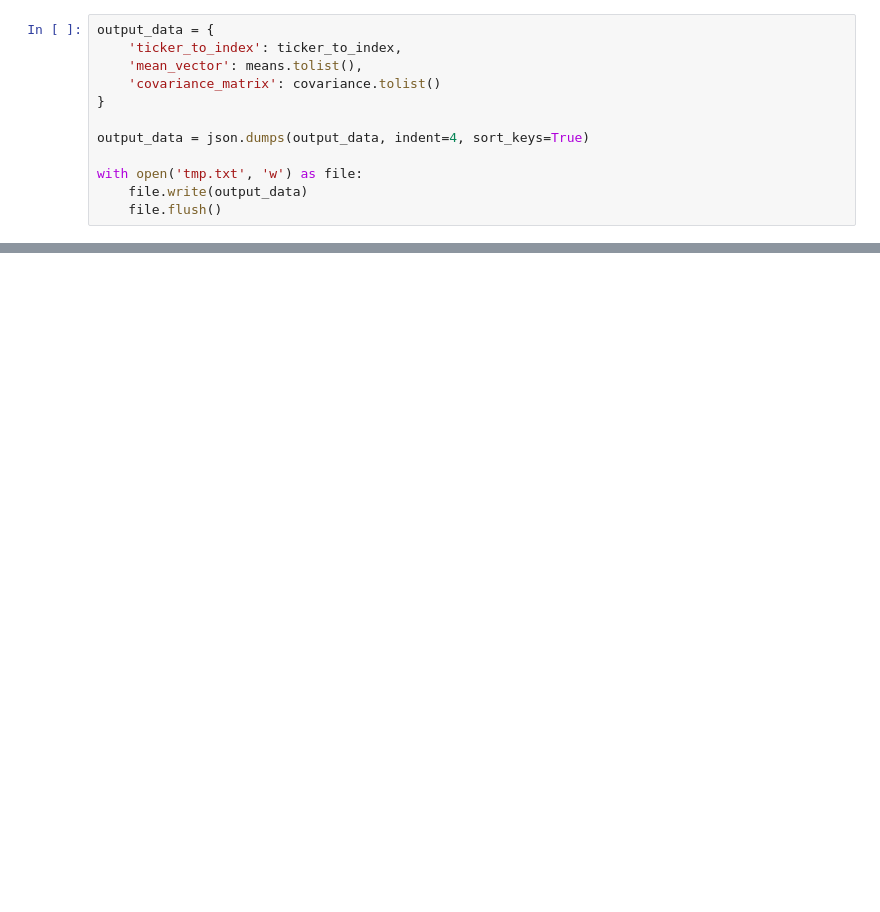
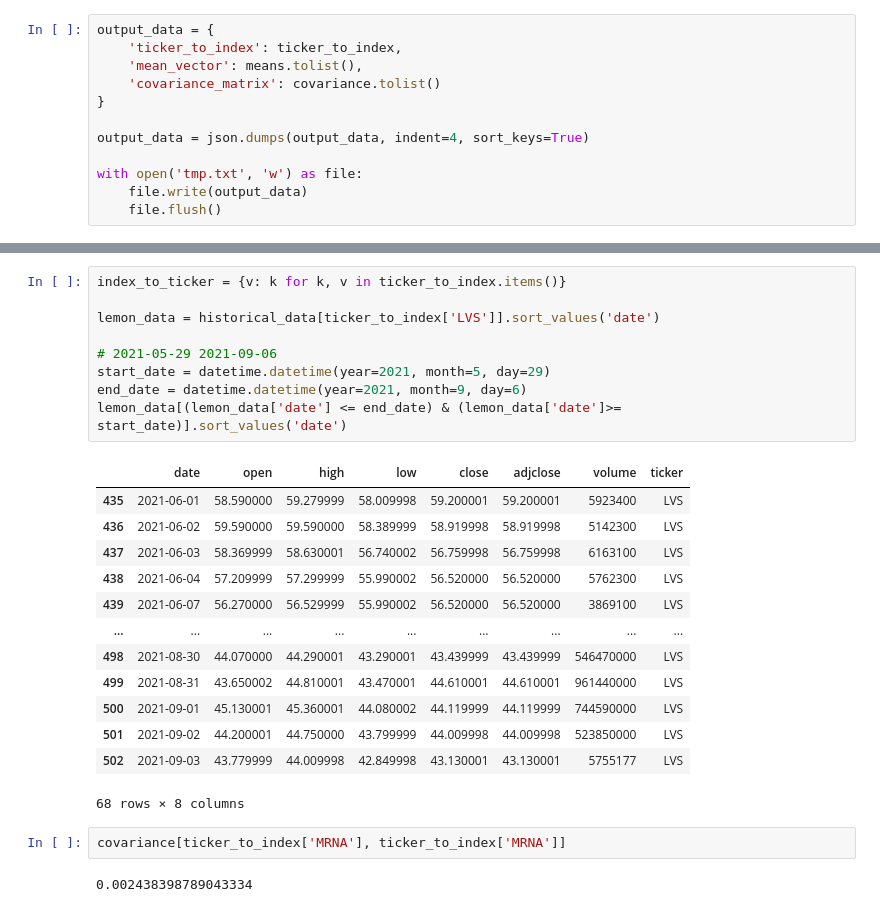
Before and after one commit to mrtong96/pif, a Jupyter notebook: investment_advice/generate_mean_variance_of_stocks.ipynb, the cells around one changed output, grey strips where cells are left out. Saved outputs shown, nothing was run; the diff lists cells and outputs as text; blank space fills up the shorter version.

```diff
--- a/investment_advice/generate_mean_variance_of_stocks.ipynb
+++ b/investment_advice/generate_mean_variance_of_stocks.ipynb
@@ -261,0 +258,27 @@ price_covariance.shape
+# %%
+index_to_ticker = {v: k for k, v in ticker_to_index.items()}
+
+lemon_data = historical_data[ticker_to_index['LVS']].sort_values('date')
+
+# 2021-05-29 2021-09-06
+start_date = datetime.datetime(year=2021, month=5, day=29)
+end_date = datetime.datetime(year=2021, month=9, day=6)
+lemon_data[(lemon_data['date'] <= end_date) & (lemon_data['date']>= start_date)].sort_values('date')
+# %% [output]
+|  | date | open | high | low | close | adjclose | volume | ticker |
+| 435 | 2021-06-01 | 58.590000 | 59.279999 | 58.009998 | 59.200001 | 59.200001 | 5923400 | LVS |
+| 436 | 2021-06-02 | 59.590000 | 59.590000 | 58.389999 | 58.919998 | 58.919998 | 5142300 | LVS |
+| 437 | 2021-06-03 | 58.369999 | 58.630001 | 56.740002 | 56.759998 | 56.759998 | 6163100 | LVS |
+| 438 | 2021-06-04 | 57.209999 | 57.299999 | 55.990002 | 56.520000 | 56.520000 | 5762300 | LVS |
+| 439 | 2021-06-07 | 56.270000 | 56.529999 | 55.990002 | 56.520000 | 56.520000 | 3869100 | LVS |
+| ... | ... | ... | ... | ... | ... | ... | ... | ... |
+| 498 | 2021-08-30 | 44.070000 | 44.290001 | 43.290001 | 43.439999 | 43.439999 | 546470000 | LVS |
+| 499 | 2021-08-31 | 43.650002 | 44.810001 | 43.470001 | 44.610001 | 44.610001 | 961440000 | LVS |
+| 500 | 2021-09-01 | 45.130001 | 45.360001 | 44.080002 | 44.119999 | 44.119999 | 744590000 | LVS |
+| 501 | 2021-09-02 | 44.200001 | 44.750000 | 43.799999 | 44.009998 | 44.009998 | 523850000 | LVS |
+| 502 | 2021-09-03 | 43.779999 | 44.009998 | 42.849998 | 43.130001 | 43.130001 | 5755177 | LVS |
+68 rows × 8 columns
+# %%
+covariance[ticker_to_index['MRNA'], ticker_to_index['MRNA']]
+# %% [output]
+0.002438398789043334
```
Also changed, not shown: parts of 27 cells of this notebook, 1 other file.
